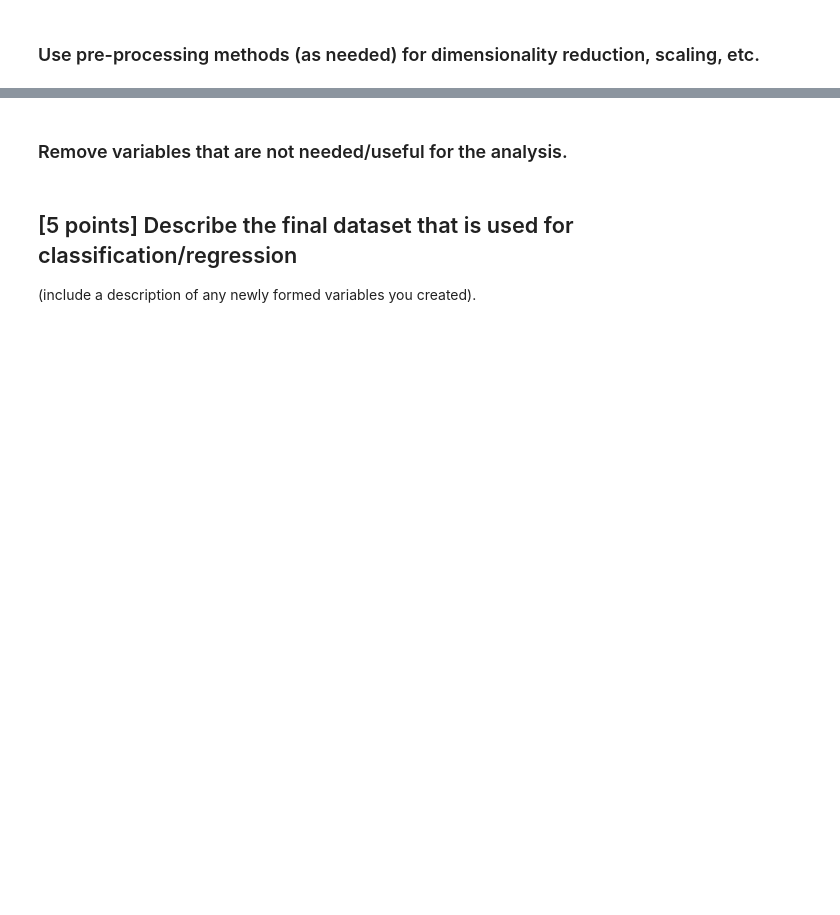
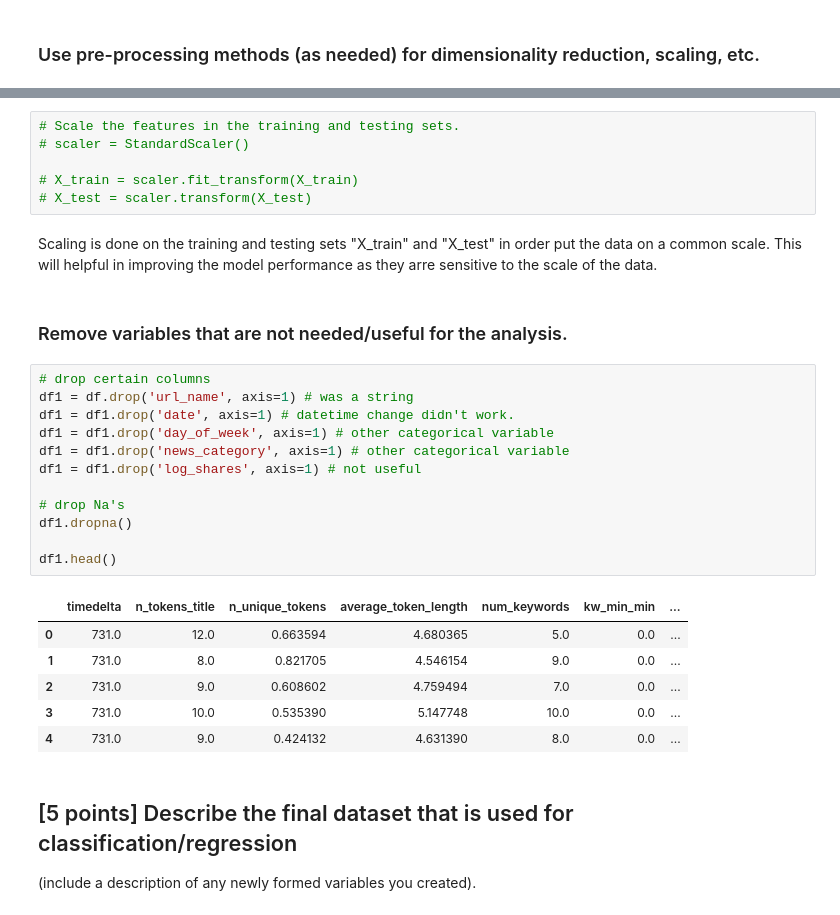
Before and after one commit to Mcusac/OnlineNewsPopML, a Jupyter notebook: 2 - Classification/Classification(Matt).ipynb, the cells around one changed output, grey strips where cells are left out. Cells and saved outputs as stored; diff of their text form; blank space fills up the shorter version.

```diff
--- a/2 - Classification/Classification(Matt).ipynb
+++ b/2 - Classification/Classification(Matt).ipynb
@@ -11,6 +292,33 @@ df.info()
+# %%
+# Scale the features in the training and testing sets.
+# scaler = StandardScaler()
+
+# X_train = scaler.fit_transform(X_train)
+# X_test = scaler.transform(X_test)
+# %% [markdown]
+Scaling is done on the training and testing sets "X_train" and "X_test" in order put the data on a common scale. This will helpful in improving the model performance as they  arre sensitive to the scale of the data.
 # %% [markdown]
 
 ### Remove variables that are not needed/useful for the analysis.
+# %%
+# drop certain columns
+df1 = df.drop('url_name', axis=1) # was a string
+df1 = df1.drop('date', axis=1) # datetime change didn't work.
+df1 = df1.drop('day_of_week', axis=1) # other categorical variable
+df1 = df1.drop('news_category', axis=1) # other categorical variable
+df1 = df1.drop('log_shares', axis=1) # not useful
+
+# drop Na's
+df1.dropna()
+
+df1.head()
+# %% [output]
+|  | timedelta | n_tokens_title | n_unique_tokens | average_token_length | num_keywords | kw_min_min | ... |
+| 0 | 731.0 | 12.0 | 0.663594 | 4.680365 | 5.0 | 0.0 | ... |
+| 1 | 731.0 | 8.0 | 0.821705 | 4.546154 | 9.0 | 0.0 | ... |
+| 2 | 731.0 | 9.0 | 0.608602 | 4.759494 | 7.0 | 0.0 | ... |
+| 3 | 731.0 | 10.0 | 0.535390 | 5.147748 | 10.0 | 0.0 | ... |
+| 4 | 731.0 | 9.0 | 0.424132 | 4.631390 | 8.0 | 0.0 | ... |
 # %% [markdown]
 ## [5 points] Describe the final dataset that is used for classification/regression
 (include a description of any newly formed variables you created).
```
Also changed, not shown: parts of 26 cells of this notebook.
